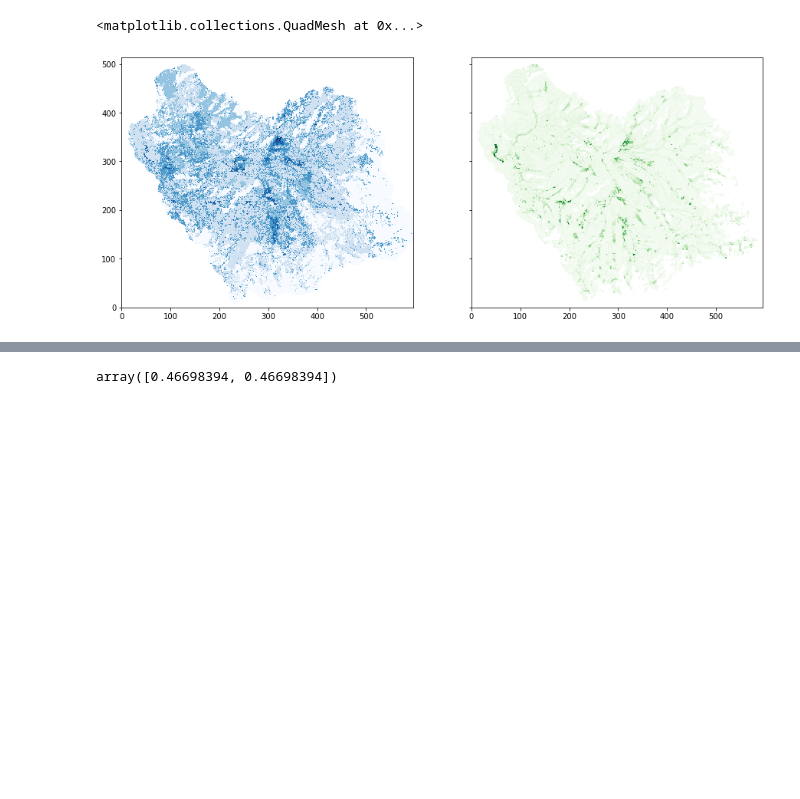
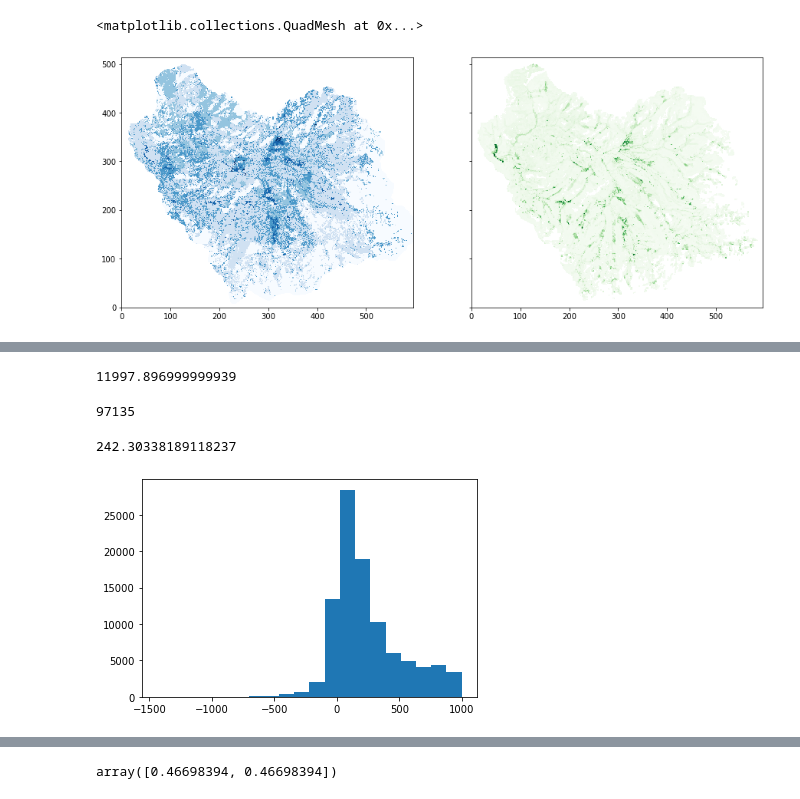
Before and after one commit to octavia-crompton/fire, a Jupyter notebook: notebooks/open veg maps - less.ipynb, the cells around one changed output, grey strips where cells are left out. Drawn from its saved outputs; the diff is of its cells as text; code cells hidden in the pictures; blank space fills up the shorter version.

```diff
--- a/notebooks/open veg maps - less.ipynb
+++ b/notebooks/open veg maps - less.ipynb
@@ -120,0 +143,35 @@ IC = df[(df.veg>0)& (df.veg<3)][["veg", "S"]].sample(100)
+# %%
+csvs = [f for f in os.listdir(severity_dir) if "csv" in f]
+severities = []
+y_min = np.inf
+y_max = 0
+for csv in csvs:
+    path = os.path.join(severity_dir, csv)
+    dum = np.array(pd.read_csv(path, sep = " ", header = None)[2])
+
+    x = np.array(pd.read_csv(path, sep = " ", header = None)[0])
+    x_min = min(np.min(x), x_min)
+    x_max = max(np.max(x), x_max)
+
+    y = np.array(pd.read_csv(path, sep = " ", header = None)[1])
+    y_min = min(np.min(y), y_min)
+    y_max = max(np.max(y), y_max)
+
+    dum = list(dum[dum < 1000] )
+    severities.append(dum)
+
+severities = [s for slist in severities for s in slist]
+# %%
+x_max - x_min
+# %% [output]
+11997.896999999939
+# %%
+len(severities)
+# %% [output]
+97135
+# %%
+plt.hist(severities, 20)
+np.mean(severities)
+# %% [output]
+242.30338189118237
+[figure, added]
```
Also changed, not shown: parts of 24 cells of this notebook, 13 other files.
